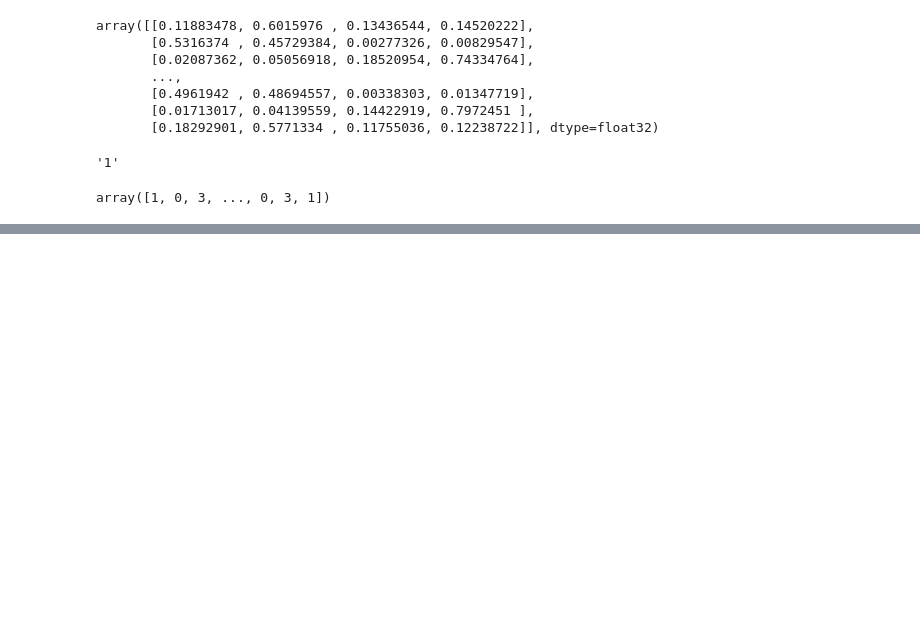
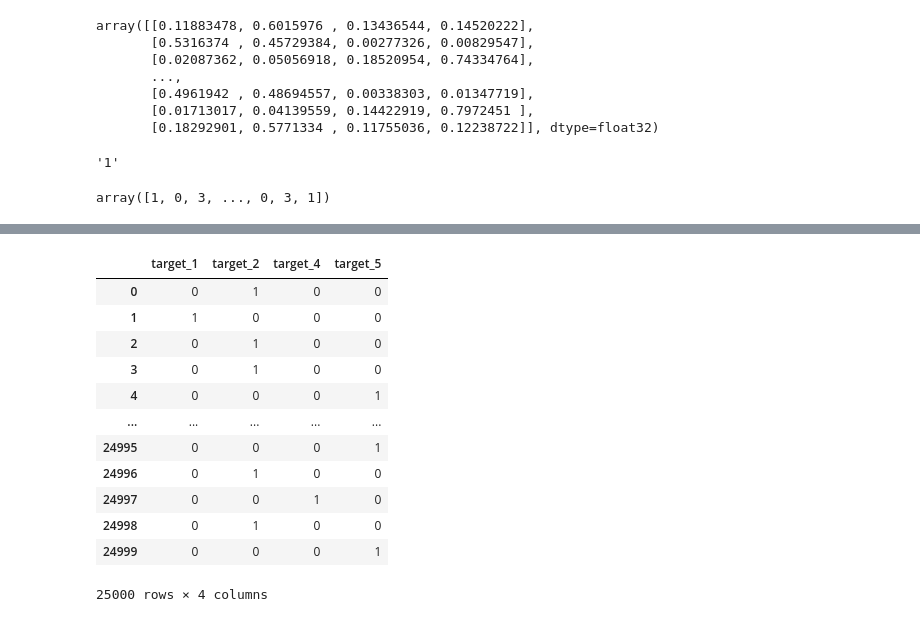
Before and after one commit to chi-hun/dacon, a Jupyter notebook: 쇼핑몰_리뷰_평점_분류_경진대회.ipynb, the cells around one changed output, grey strips where cells are left out. Drawn from its saved outputs; the diff is of its cells as text; code cells hidden in the pictures; blank space fills up the shorter version.

```diff
--- a/쇼핑몰_리뷰_평점_분류_경진대회.ipynb
+++ b/쇼핑몰_리뷰_평점_분류_경진대회.ipynb
@@ -445,0 +481,2 @@ y_train3 = train_tk['target']
+# %%
+y_train = pd.get_dummies(train_ck, columns=['target'])
@@ -1016,0 +1135,16 @@ sub.to_csv('submission.csv', index=False)
+# %%
+y_train = y_train.loc[:,'target_1':'target_5']
+# %% [output]
+|  | target_1 | target_2 | target_4 | target_5 |
+| 0 | 0 | 1 | 0 | 0 |
+| 1 | 1 | 0 | 0 | 0 |
+| 2 | 0 | 1 | 0 | 0 |
+| 3 | 0 | 1 | 0 | 0 |
+| 4 | 0 | 0 | 0 | 1 |
+| ... | ... | ... | ... | ... |
+| 24995 | 0 | 0 | 0 | 1 |
+| 24996 | 0 | 1 | 0 | 0 |
+| 24997 | 0 | 0 | 1 | 0 |
+| 24998 | 0 | 1 | 0 | 0 |
+| 24999 | 0 | 0 | 0 | 1 |
+25000 rows × 4 columns
```
Also changed, not shown: parts of 27 cells of this notebook.
